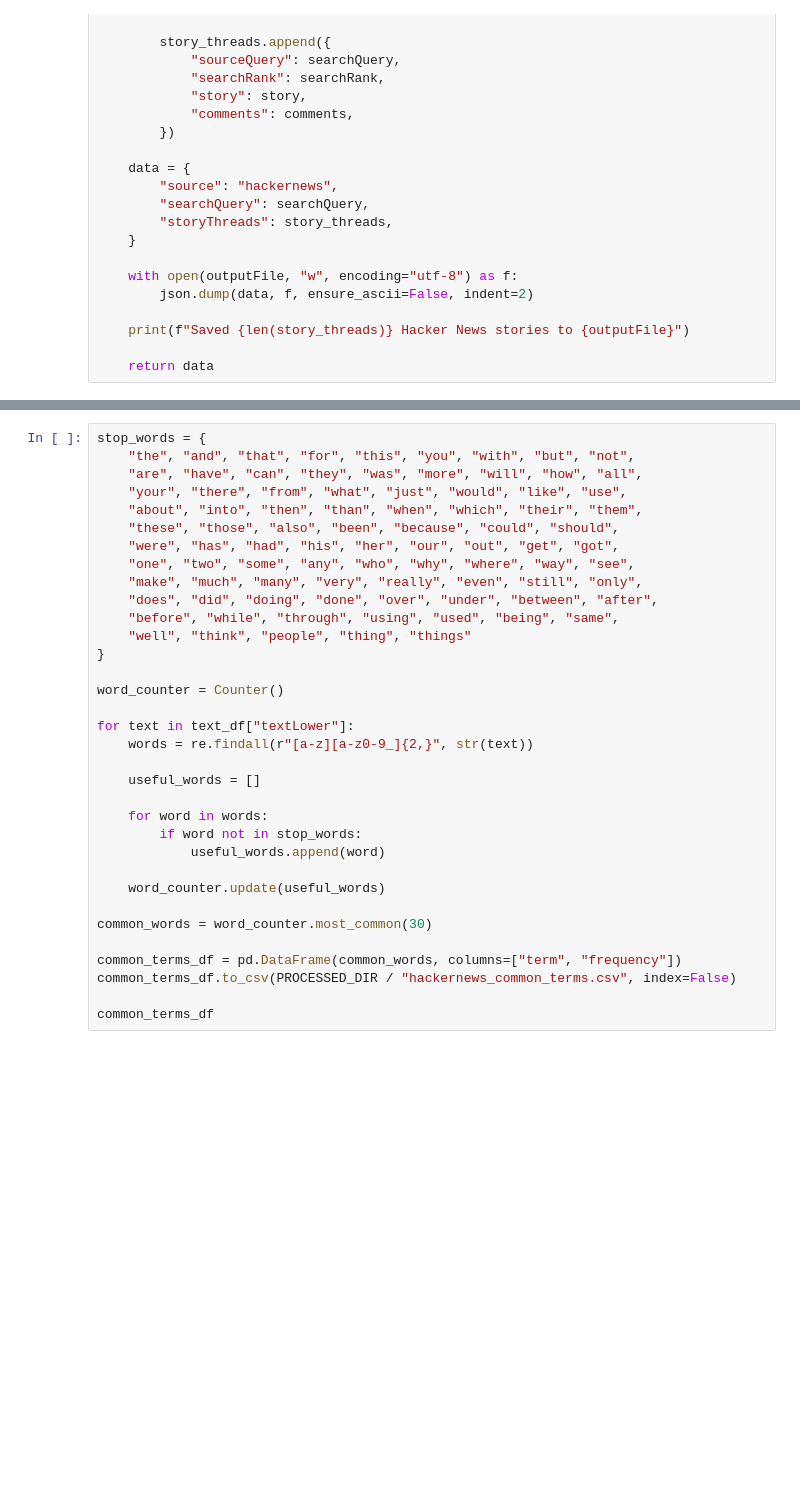
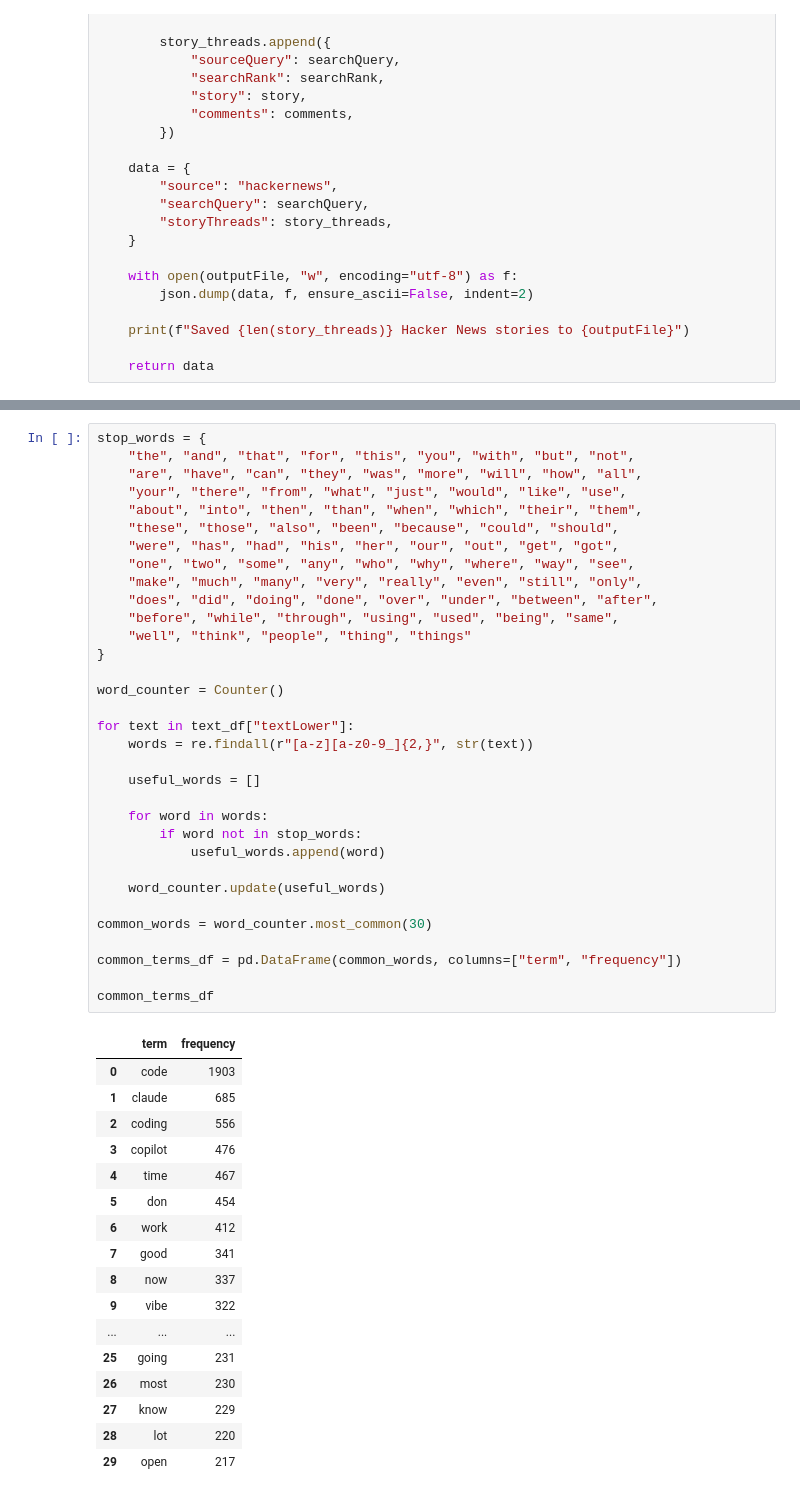
Before and after one commit to GayathWK/social-media-2, a Jupyter notebook: collection_notebooks/hackerNews_collection_cleaning.ipynb, the cells around one changed output, grey strips where cells are left out. Drawn from its saved outputs; the diff is of its cells as text; blank space fills up the shorter version.

```diff
--- a/collection_notebooks/hackerNews_collection_cleaning.ipynb
+++ b/collection_notebooks/hackerNews_collection_cleaning.ipynb
@@ -389,34 +426,51 @@ stop_words = {
     "are", "have", "can", "they", "was", "more", "will", "how", "all",
     "your", "there", "from", "what", "just", "would", "like", "use",
     "about", "into", "then", "than", "when", "which", "their", "them",
     "these", "those", "also", "been", "because", "could", "should",
     "were", "has", "had", "his", "her", "our", "out", "get", "got",
     "one", "two", "some", "any", "who", "why", "where", "way", "see",
     "make", "much", "many", "very", "really", "even", "still", "only",
     "does", "did", "doing", "done", "over", "under", "between", "after",
     "before", "while", "through", "using", "used", "being", "same",
     "well", "think", "people", "thing", "things"
 }
 
 word_counter = Counter()
 
 for text in text_df["textLower"]:
     words = re.findall(r"[a-z][a-z0-9_]{2,}", str(text))
 
     useful_words = []
 
     for word in words:
         if word not in stop_words:
             useful_words.append(word)
 
     word_counter.update(useful_words)
 
 common_words = word_counter.most_common(30)
 
 common_terms_df = pd.DataFrame(common_words, columns=["term", "frequency"])
-common_terms_df.to_csv(PROCESSED_DIR / "hackernews_common_terms.csv", index=False)
 
 common_terms_df
+# %% [output]
+|  | term | frequency |
+| 0 | code | 1903 |
+| 1 | claude | 685 |
+| 2 | coding | 556 |
+| 3 | copilot | 476 |
+| 4 | time | 467 |
+| 5 | don | 454 |
+| 6 | work | 412 |
+| 7 | good | 341 |
+| 8 | now | 337 |
+| 9 | vibe | 322 |
+| ... | ... | ... |
+| 25 | going | 231 |
+| 26 | most | 230 |
+| 27 | know | 229 |
+| 28 | lot | 220 |
+| 29 | open | 217 |
 # %%
 user_story_rows = []
 
```
Also changed, not shown: parts of 7 cells of this notebook, 5 other files.
